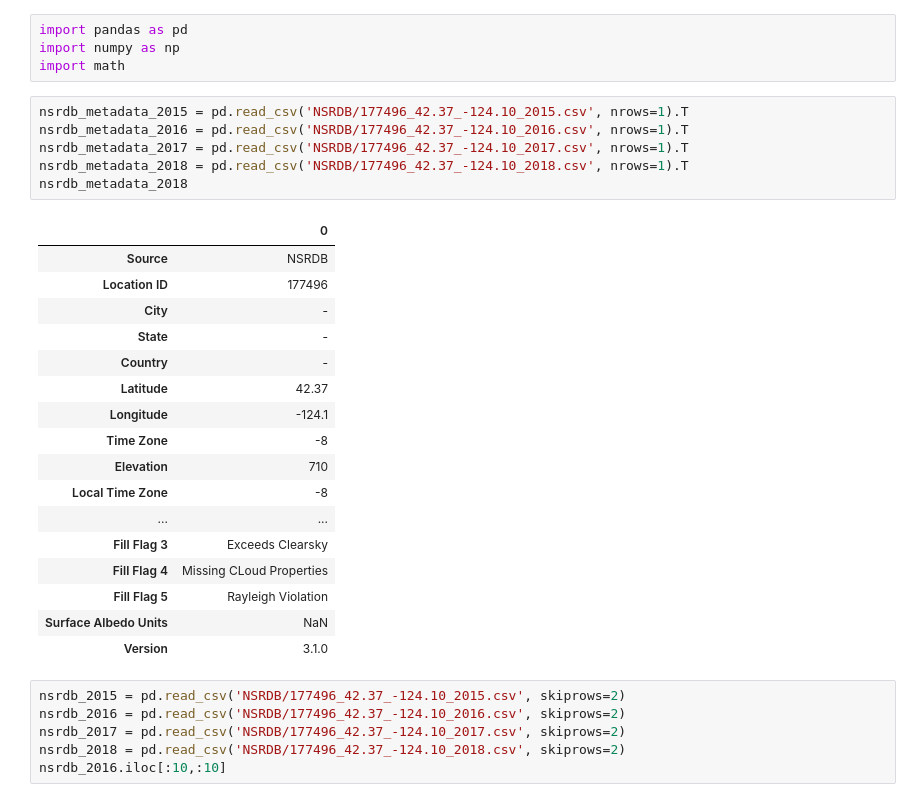
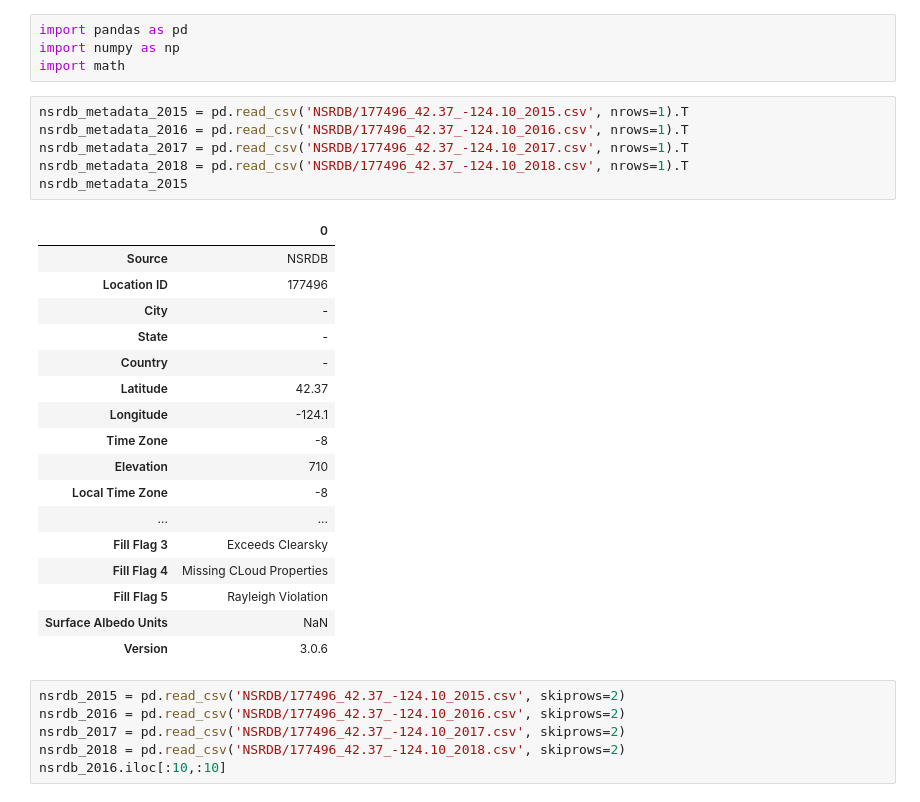
Before and after one commit to rishabhjain1997/Energy-Datasets, a Jupyter notebook: energy_generation.ipynb, the cells around one changed output. Drawn from its saved outputs; the diff is of its cells as text.

```diff
--- a/energy_generation.ipynb
+++ b/energy_generation.ipynb
@@ -5,27 +5,27 @@ import math
 # %%
 nsrdb_metadata_2015 = pd.read_csv('NSRDB/177496_42.37_-124.10_2015.csv', nrows=1).T
 nsrdb_metadata_2016 = pd.read_csv('NSRDB/177496_42.37_-124.10_2016.csv', nrows=1).T
 nsrdb_metadata_2017 = pd.read_csv('NSRDB/177496_42.37_-124.10_2017.csv', nrows=1).T
 nsrdb_metadata_2018 = pd.read_csv('NSRDB/177496_42.37_-124.10_2018.csv', nrows=1).T
-nsrdb_metadata_2018
+nsrdb_metadata_2015
 # %% [output]
 |  | 0 |
 | Source | NSRDB |
 | Location ID | 177496 |
 | City | - |
 | State | - |
 | Country | - |
 | Latitude | 42.37 |
 | Longitude | -124.1 |
 | Time Zone | -8 |
 | Elevation | 710 |
 | Local Time Zone | -8 |
 | ... | ... |
 | Fill Flag 3 | Exceeds Clearsky |
 | Fill Flag 4 | Missing CLoud Properties |
 | Fill Flag 5 | Rayleigh Violation |
 | Surface Albedo Units | NaN |
-| Version | 3.1.0 |
+| Version | 3.0.6 |
 # %%
 nsrdb_2015 = pd.read_csv('NSRDB/177496_42.37_-124.10_2015.csv', skiprows=2)
 nsrdb_2016 = pd.read_csv('NSRDB/177496_42.37_-124.10_2016.csv', skiprows=2)
```
Also changed, not shown: 1 other file.
